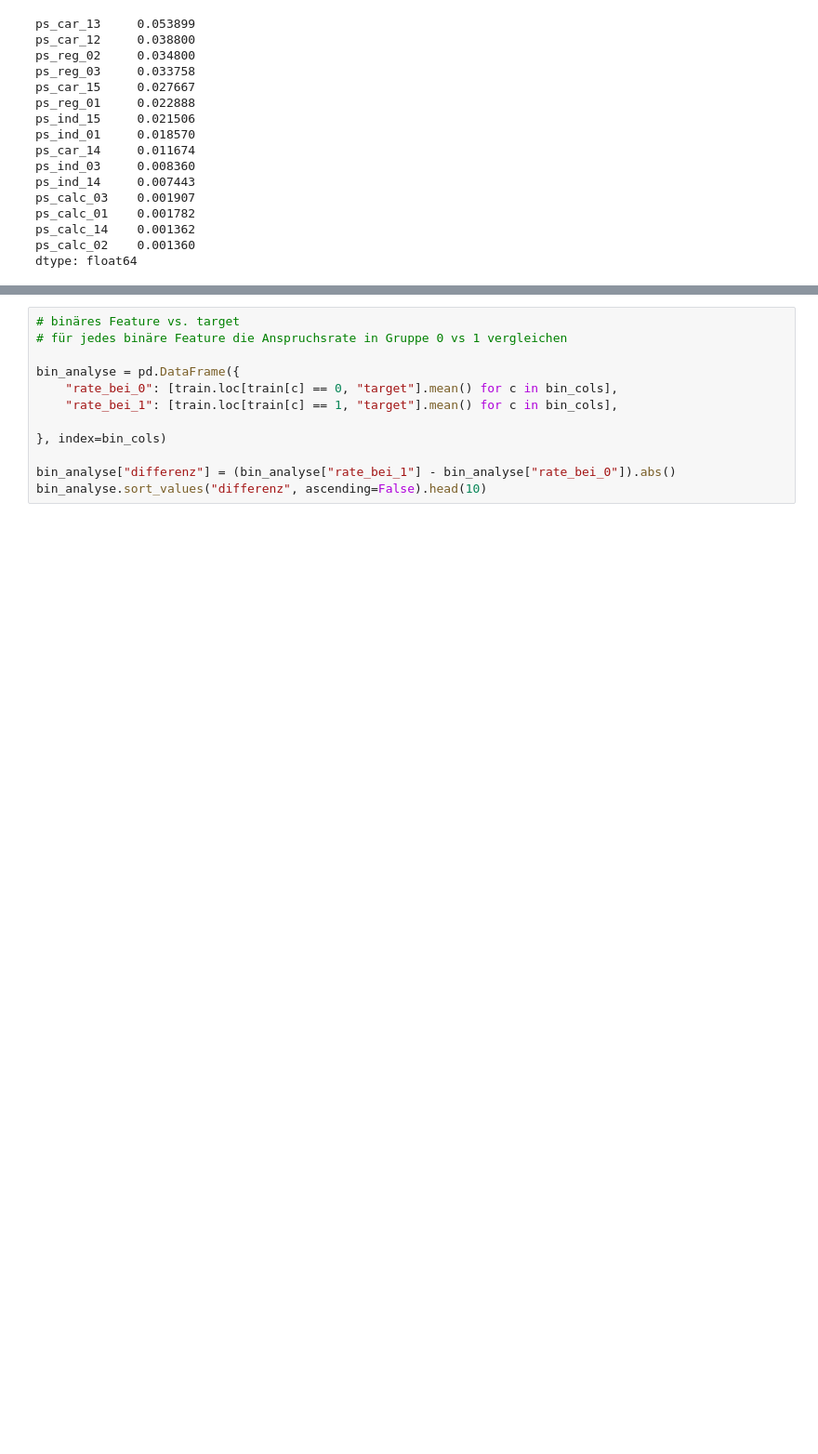
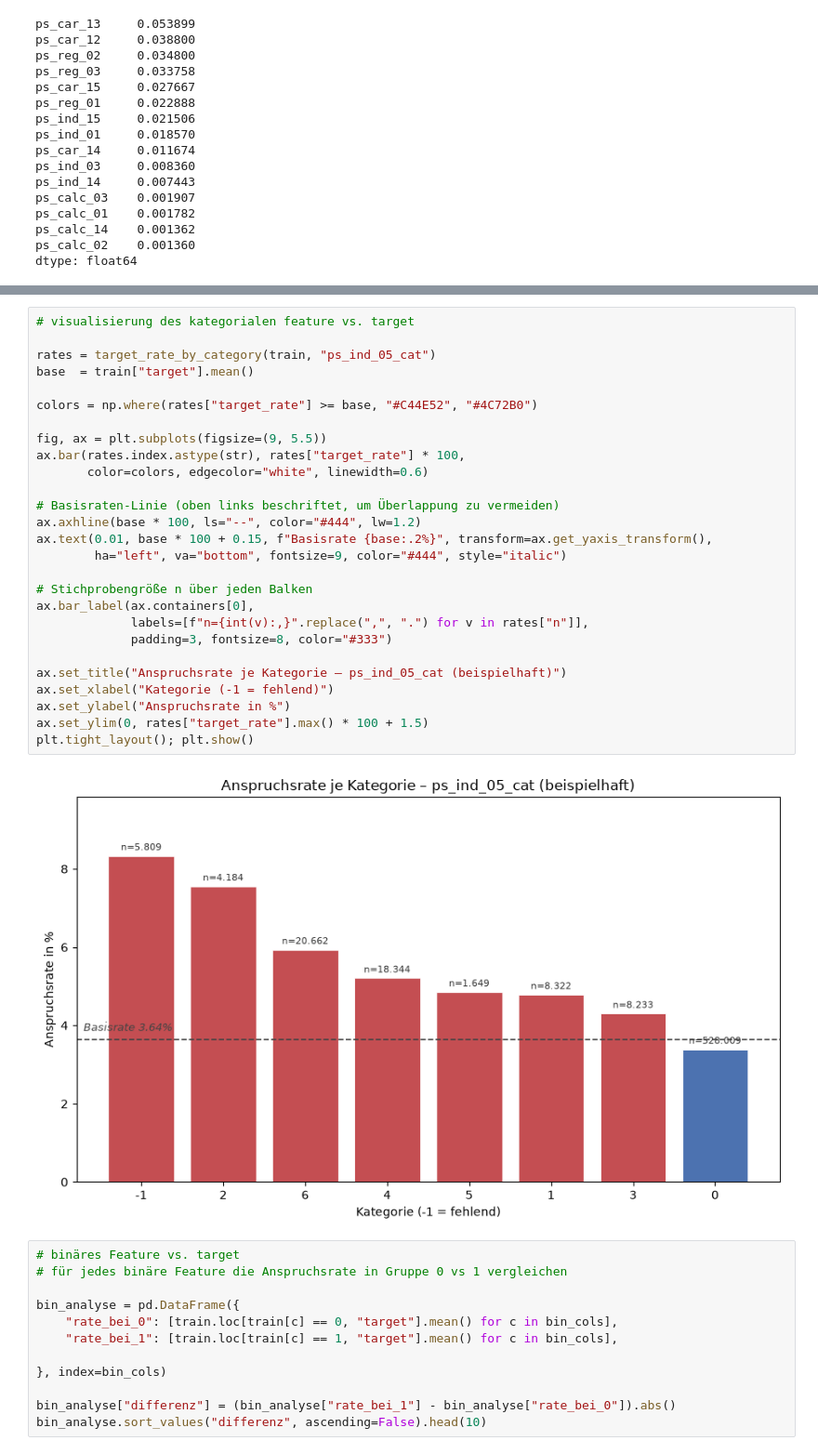
Before and after one commit to Delamijo/Advanced_Data_Analytics_University_Project, a Jupyter notebook: members/S_S_R/notebooks/01_general_eda.ipynb, the cells around one changed output, grey strips where cells are left out. Shown at 93% size. Cells and saved outputs as stored; diff of their text form; blank space fills up the shorter version.

```diff
--- a/members/S_S_R/notebooks/01_general_eda.ipynb
+++ b/members/S_S_R/notebooks/01_general_eda.ipynb
@@ -340,6 +392,35 @@ target_rate_by_category(train, "ps_ind_05_cat")
 | 1 | 0.047825 | 8322 |
 | 3 | 0.042998 | 8233 |
 | 0 | 0.033865 | 528009 |
+# %%
+# visualisierung des kategorialen feature vs. target
+
+rates = target_rate_by_category(train, "ps_ind_05_cat")
+base  = train["target"].mean()
+
+colors = np.where(rates["target_rate"] >= base, "#C44E52", "#4C72B0")
+
+fig, ax = plt.subplots(figsize=(9, 5.5))
+ax.bar(rates.index.astype(str), rates["target_rate"] * 100,
+       color=colors, edgecolor="white", linewidth=0.6)
+
+# Basisraten-Linie (oben links beschriftet, um Überlappung zu vermeiden)
+ax.axhline(base * 100, ls="--", color="#444", lw=1.2)
+ax.text(0.01, base * 100 + 0.15, f"Basisrate {base:.2%}", transform=ax.get_yaxis_transform(),
+        ha="left", va="bottom", fontsize=9, color="#444", style="italic")
+
+# Stichprobengröße n über jeden Balken
+ax.bar_label(ax.containers[0],
+             labels=[f"n={int(v):,}".replace(",", ".") for v in rates["n"]],
+             padding=3, fontsize=8, color="#333")
+
+ax.set_title("Anspruchsrate je Kategorie – ps_ind_05_cat (beispielhaft)")
+ax.set_xlabel("Kategorie (-1 = fehlend)")
+ax.set_ylabel("Anspruchsrate in %")
+ax.set_ylim(0, rates["target_rate"].max() * 100 + 1.5)
+plt.tight_layout(); plt.show()
+# %% [output]
+[figure, added]
 # %%
 # binäres Feature vs. target
 # für jedes binäre Feature die Anspruchsrate in Gruppe 0 vs 1 vergleichen
```
Also changed, not shown: parts of 9 cells of this notebook, 1 other file.
